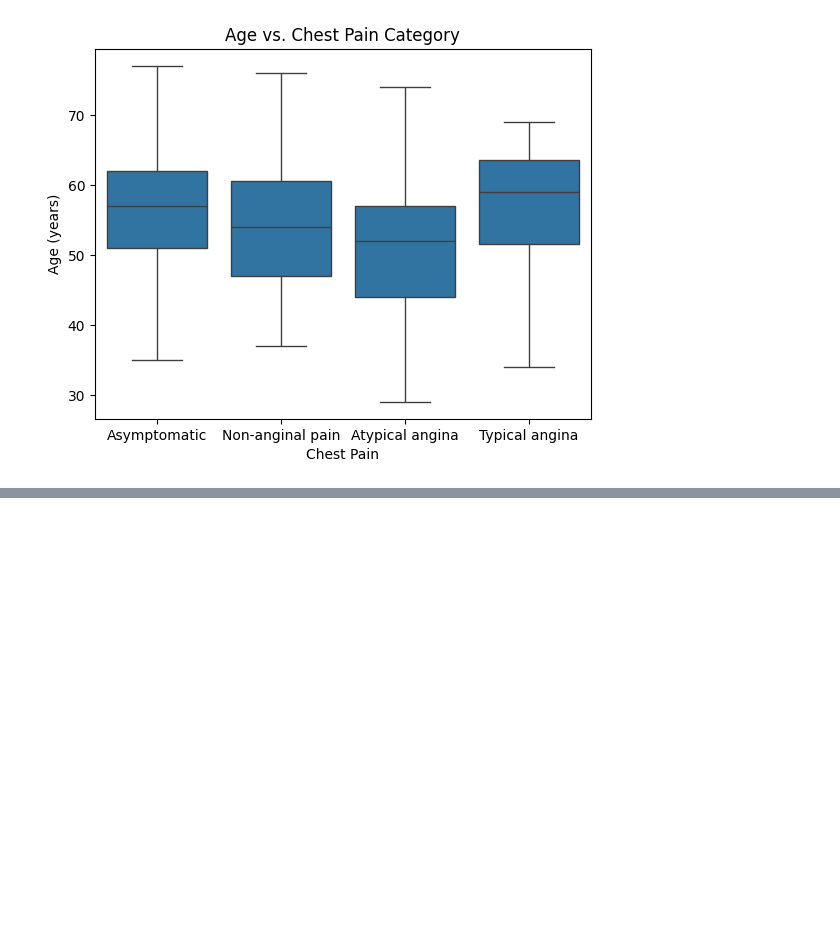
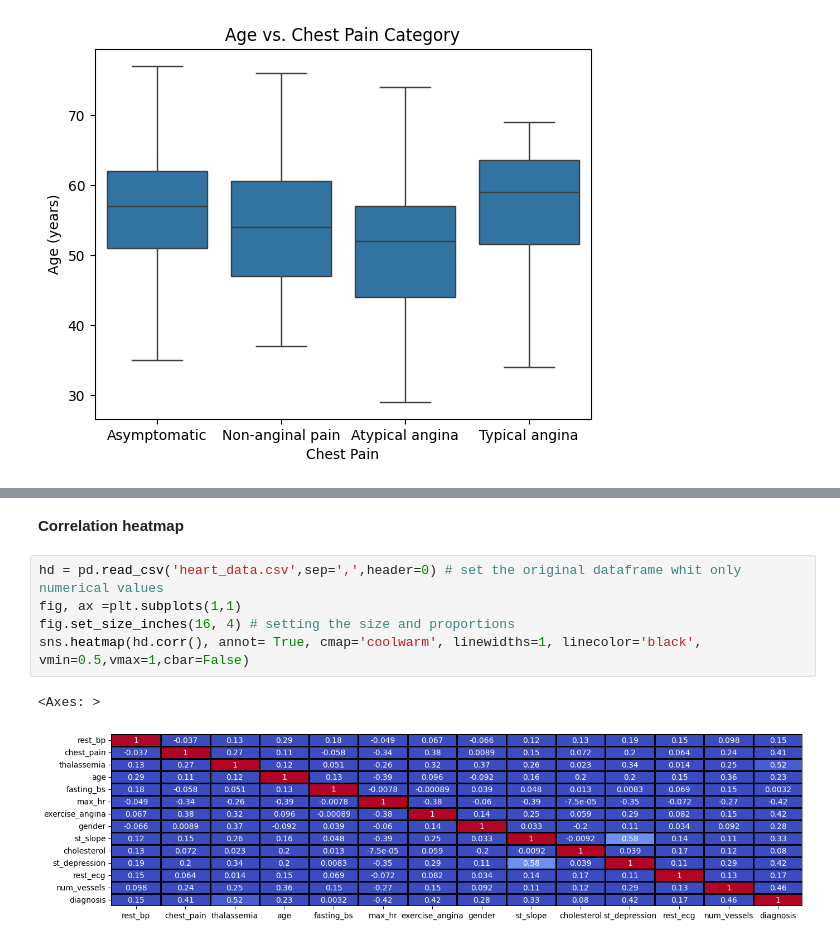
Before and after one commit to iruko14/Heart-disease, a Jupyter notebook: heart disease data test.ipynb, the cells around one changed output, grey strips where cells are left out. Cells and saved outputs as stored; diff of their text form; blank space fills up the shorter version.

```diff
--- a/heart disease data test.ipynb
+++ b/heart disease data test.ipynb
@@ -82,0 +136,10 @@ plt.show()
+# %% [markdown]
+**Correlation heatmap**
+# %%
+hd = pd.read_csv('heart_data.csv',sep=',',header=0) # set the original dataframe whit only numerical values
+fig, ax =plt.subplots(1,1)
+fig.set_size_inches(16, 4) # setting the size and proportions
+sns.heatmap(hd.corr(), annot= True, cmap='coolwarm', linewidths=1, linecolor='black', vmin=0.5,vmax=1,cbar=False)
+# %% [output]
+<Axes: >
+[figure, added]
```
Also changed, not shown: parts of 6 cells of this notebook.
